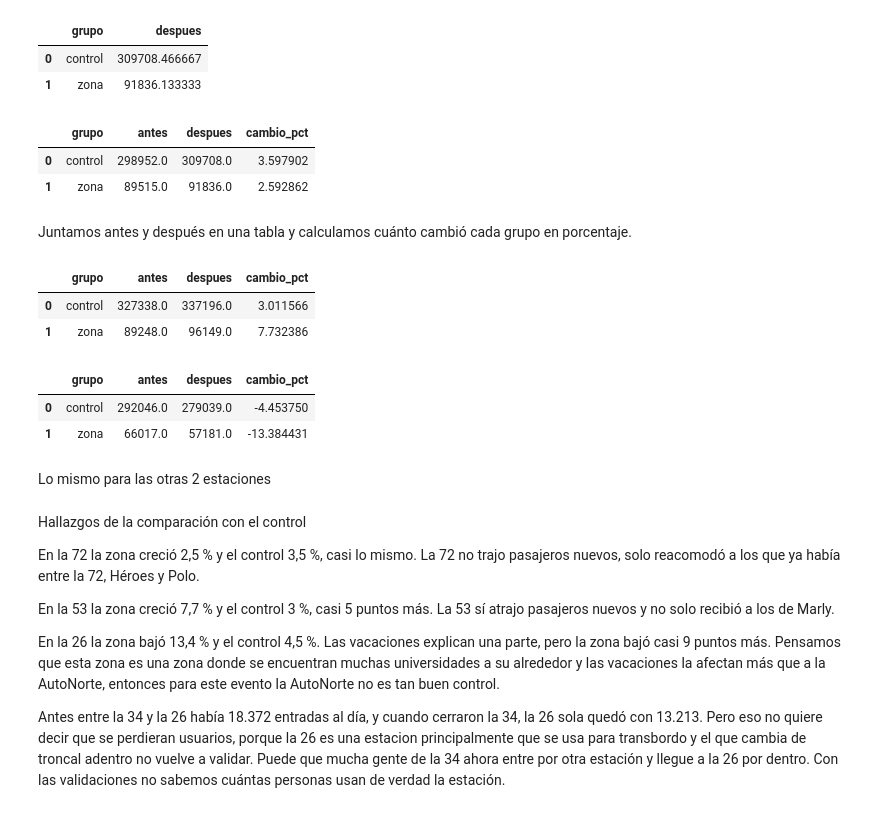
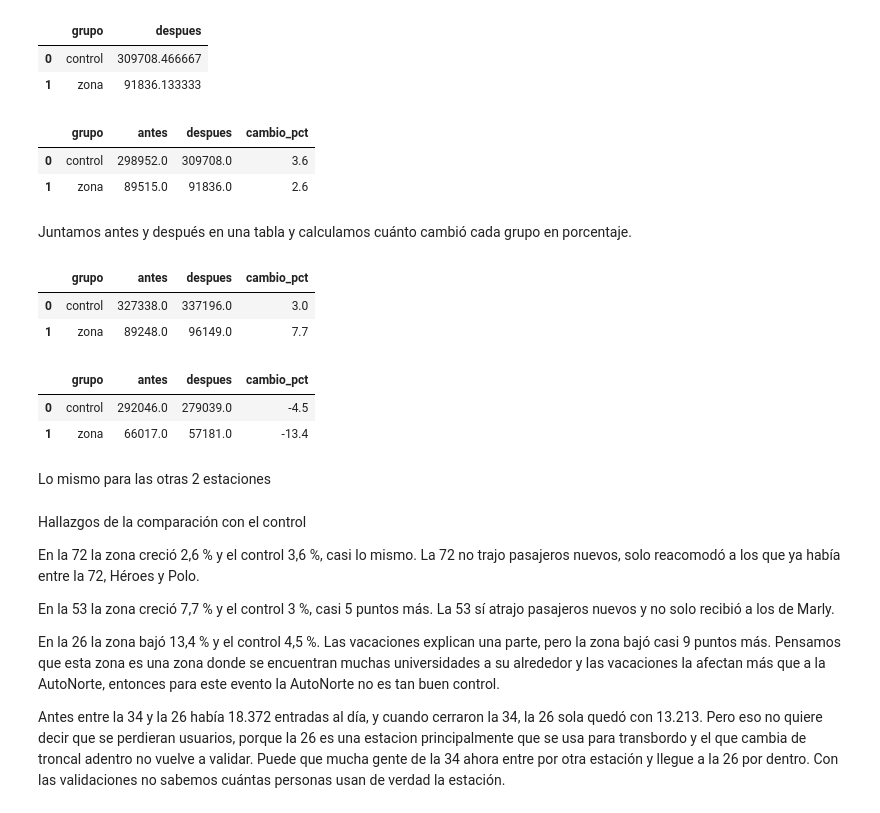
Before and after one commit to Sebast68h/Proyecto2-Transmilenio, a Jupyter notebook: NOOTEBOOKS/03_analisis.ipynb, the cells around one changed output. Cells and saved outputs as stored; diff of their text form; code cells hidden in the pictures.

Commit message:
cambios finales

```diff
--- a/NOOTEBOOKS/03_analisis.ipynb
+++ b/NOOTEBOOKS/03_analisis.ipynb
@@ -209,9 +209,9 @@ nueva        430
 cerrada      156
 Name: count, dtype: int64
 # %%
-diario26 = calle26roles.groupby(["fecha","periodo","codigo","estacion","rol","hora"])["validaciones"].sum().reset_index()
-diario72 = calle72roles.groupby(["fecha","periodo","codigo","estacion","rol","hora"])["validaciones"].sum().reset_index()
-diario53 = calle53roles.groupby(["fecha","periodo","codigo","estacion","rol","hora"])["validaciones"].sum().reset_index()
+diario26 = calle26roles.groupby(["fecha","periodo","codigo","estacion","rol",])["validaciones"].sum().reset_index()
+diario72 = calle72roles.groupby(["fecha","periodo","codigo","estacion","rol",])["validaciones"].sum().reset_index()
+diario53 = calle53roles.groupby(["fecha","periodo","codigo","estacion","rol",])["validaciones"].sum().reset_index()
 # %%
 diario53
 # %% [output]
@@ -321,12 +321,12 @@ despuestotal72
 | 1 | zona | 91836.133333 |
 # %%
 comp72=antestotal72.merge(despuestotal72,on="grupo").round()
-comp72["cambio_pct"]=((comp72["despues"]/comp72["antes"]-1)*100)
+comp72["cambio_pct"]=((comp72["despues"]/comp72["antes"]-1)*100).round(1)
 comp72
 # %% [output]
 |  | grupo | antes | despues | cambio_pct |
-| 0 | control | 298952.0 | 309708.0 | 3.597902 |
-| 1 | zona | 89515.0 | 91836.0 | 2.592862 |
+| 0 | control | 298952.0 | 309708.0 | 3.6 |
+| 1 | zona | 89515.0 | 91836.0 | 2.6 |
 # %% [markdown]
 Juntamos antes y después en una tabla y calculamos cuánto cambió cada grupo en porcentaje.
 # %%
@@ -336,12 +336,12 @@ total53=diario53.groupby(["grupo","periodo","fecha"])["validaciones"].sum().rese
 antestotal53=total53[total53["periodo"]=="antes"].groupby("grupo")["validaciones"].mean().reset_index(name="antes")
 despuestotal53=total53[total53["periodo"]=="después"].groupby("grupo")["validaciones"].mean().reset_index(name="despues")
 comp53=antestotal53.merge(despuestotal53,on="grupo").round()
-comp53["cambio_pct"]=((comp53["despues"]/comp53["antes"]-1)*100)
+comp53["cambio_pct"]=((comp53["despues"]/comp53["antes"]-1)*100).round(1)
 comp53
 # %% [output]
 |  | grupo | antes | despues | cambio_pct |
-| 0 | control | 327338.0 | 337196.0 | 3.011566 |
-| 1 | zona | 89248.0 | 96149.0 | 7.732386 |
+| 0 | control | 327338.0 | 337196.0 | 3.0 |
+| 1 | zona | 89248.0 | 96149.0 | 7.7 |
 # %%
 diario26["grupo"]="zona"
 diario26.loc[diario26["rol"]=="control","grupo"]="control"
@@ -349,18 +349,18 @@ total26=diario26.groupby(["grupo","periodo","fecha"])["validaciones"].sum().rese
 antestotal26=total26[total26["periodo"]=="antes"].groupby("grupo")["validaciones"].mean().reset_index(name="antes")
 despuestotal26=total26[total26["periodo"]=="después"].groupby("grupo")["validaciones"].mean().reset_index(name="despues")
 comp26=antestotal26.merge(despuestotal26,on="grupo").round()
-comp26["cambio_pct"]=((comp26["despues"]/comp26["antes"]-1)*100)
+comp26["cambio_pct"]=((comp26["despues"]/comp26["antes"]-1)*100).round(1)
 comp26
 # %% [output]
 |  | grupo | antes | despues | cambio_pct |
-| 0 | control | 292046.0 | 279039.0 | -4.453750 |
-| 1 | zona | 66017.0 | 57181.0 | -13.384431 |
+| 0 | control | 292046.0 | 279039.0 | -4.5 |
+| 1 | zona | 66017.0 | 57181.0 | -13.4 |
 # %% [markdown]
 Lo mismo para las otras 2 estaciones
 # %% [markdown]
 Hallazgos de la comparación con el control
 
-En la 72 la zona creció 2,5 % y el control 3,5 %, casi lo mismo. La 72 no trajo pasajeros nuevos, solo reacomodó a los que ya había entre la 72, Héroes y Polo.
+En la 72 la zona creció 2,6 % y el control 3,6 %, casi lo mismo. La 72 no trajo pasajeros nuevos, solo reacomodó a los que ya había entre la 72, Héroes y Polo.
 
 En la 53 la zona creció 7,7 % y el control 3 %, casi 5 puntos más. La 53 sí atrajo pasajeros nuevos y no solo recibió a los de Marly.
 
```
Also changed, not shown: parts of 5 cells of this notebook, 9 other files.
